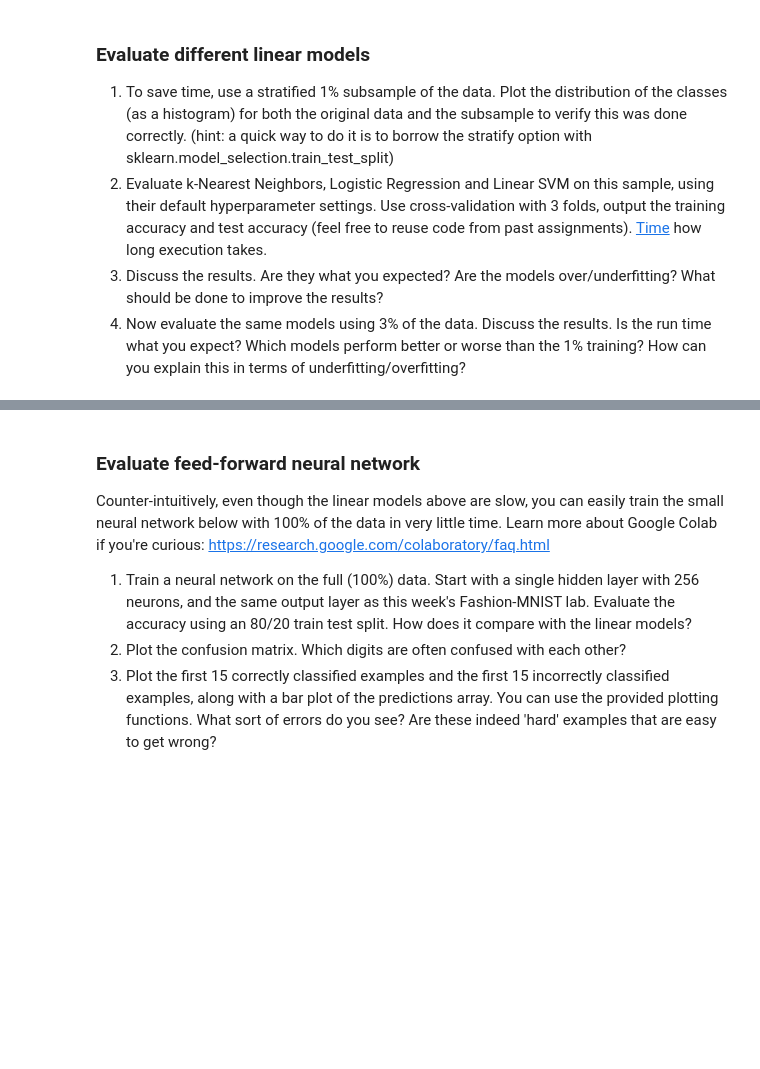
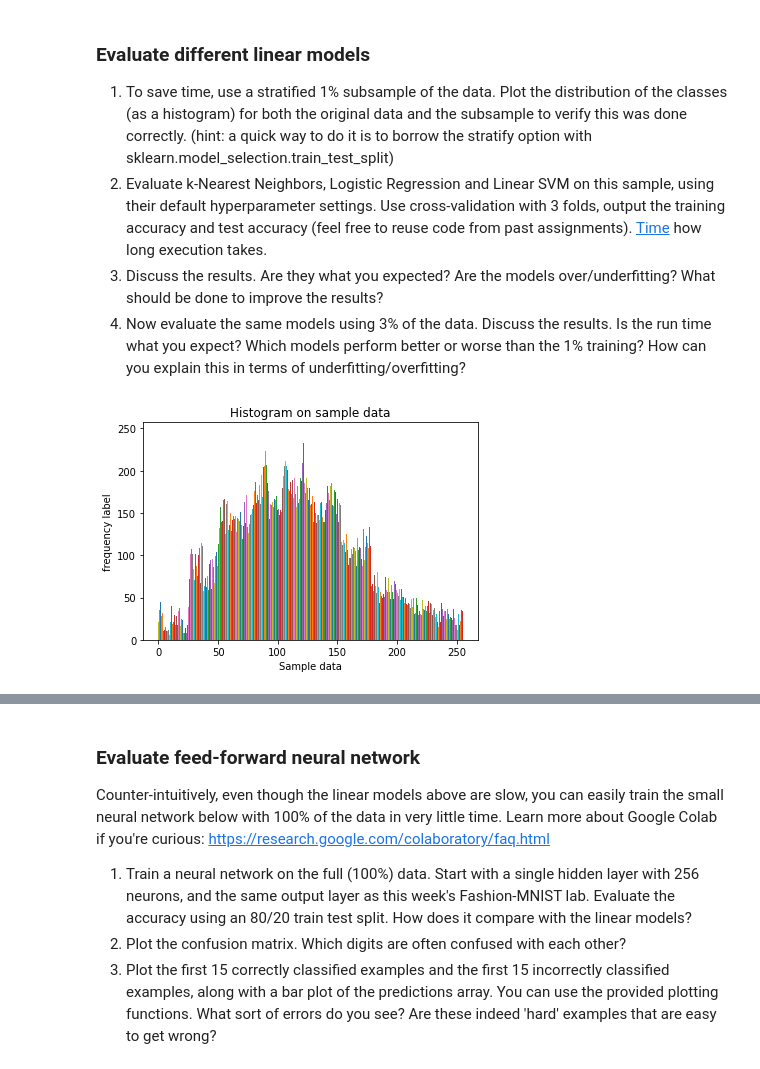
Before and after one commit to manideep137/EAI-6000, a Jupyter notebook: Assignment_3_Street_View_House_Numbers.ipynb, the cells around one changed output, grey strips where cells are left out. Drawn from its saved outputs; the diff is of its cells as text; code cells hidden in the pictures; blank space fills up the shorter version.

```diff
--- a/Assignment_3_Street_View_House_Numbers.ipynb
+++ b/Assignment_3_Street_View_House_Numbers.ipynb
@@ -112,3 +113,25 @@ plot_images(X[0:10], y[0:10]);
 2. Evaluate k-Nearest Neighbors, Logistic Regression and Linear SVM on this sample, using their default hyperparameter settings. Use cross-validation with 3 folds, output the training accuracy and test accuracy (feel free to reuse code from past assignments). [Time](https://stackoverflow.com/questions/1557571/how-do-i-get-time-of-a-python-programs-execution) how long execution takes.
 3. Discuss the results. Are they what you expected? Are the models over/underfitting? What should be done to improve the results?
 4. Now evaluate the same models using 3% of the data. Discuss the results. Is the run time what you expect? Which models perform better or worse than the 1% training? How can you explain this in terms of underfitting/overfitting?
+# %%
+
+from sklearn.model_selection import train_test_split, cross_validate
+from sklearn.linear_model import LogisticRegression
+from sklearn.svm import LinearSVC
+from sklearn.neighbors import KNeighborsClassifier
+
+# Take a 10% stratified subsample to speed up experimentation
+X_sample, _, y_sample, _ = train_test_split(X,y, stratify=y, train_size=0.01)
+# %%
+import matplotlib.pyplot as plt
+sample = X_sample
+plt.hist(sample, histtype = 'bar', rwidth = 1)
+
+# x-axis label
+plt.xlabel('Sample data')
+# frequency label
+plt.ylabel('frequency label')
+plt.title('Histogram on sample data')
+plt.show()
+# %% [output]
+[figure, added]
```
Also changed, not shown: parts of 35 cells of this notebook.
